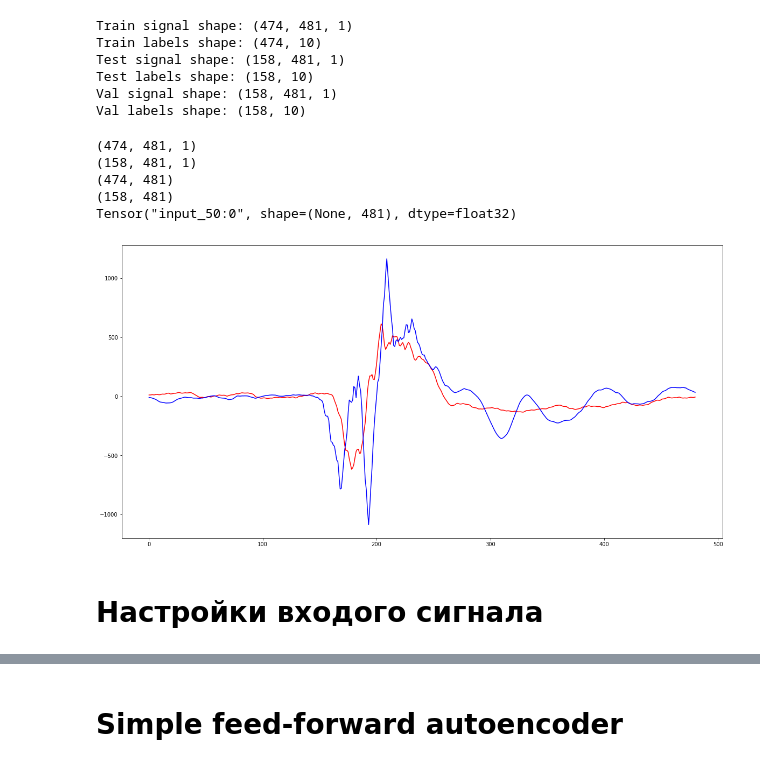
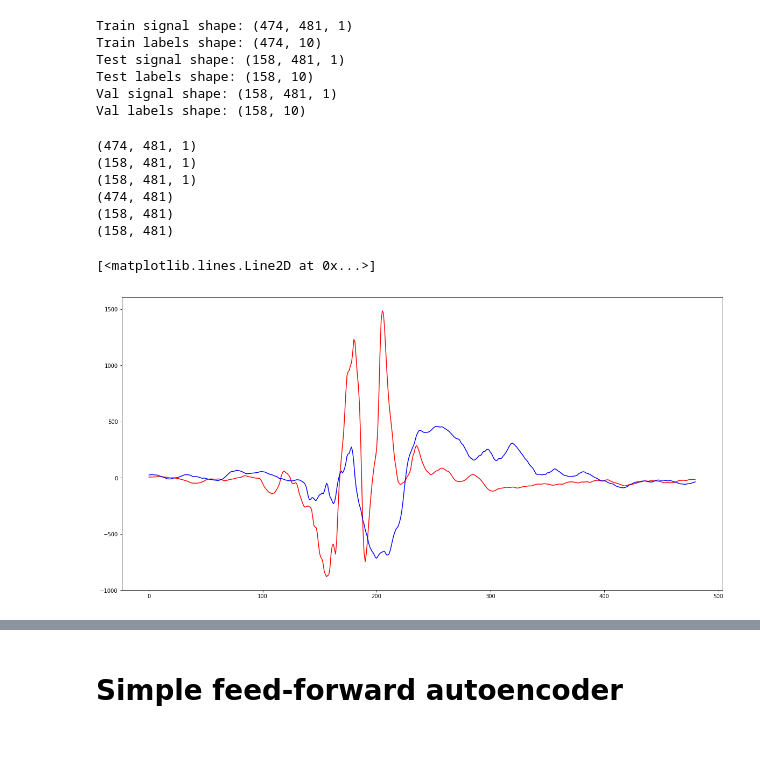
Before and after one commit to RF-Lab/emg_platform, a Jupyter notebook: source/python/1d_autoencoder/1dcnn_autoEncoder_EMG_2.ipynb, the cells around one changed output, grey strips where cells are left out. Cells and saved outputs as stored; diff of their text form; code cells hidden in the pictures.

```diff
--- a/source/python/1d_autoencoder/1dcnn_autoEncoder_EMG_2.ipynb
+++ b/source/python/1d_autoencoder/1dcnn_autoEncoder_EMG_2.ipynb
@@ -152,25 +163,28 @@ Val labels shape: (158, 10)
 # %%
 print(train_signals.shape)
 print(test_signals.shape)
+print(val_signals.shape)
 
 x_train_simple = np.asarray(train_signals).reshape((len(train_signals), np.prod(np.asarray(train_signals).shape[1:])))
+y_train_simple = np.asarray(train_labels).reshape((len(train_labels), np.prod(np.asarray(train_labels).shape[1:])))
 x_test_simple = np.asarray(test_signals).reshape((len(test_signals), np.prod(np.asarray(test_signals).shape[1:])))
+y_test_simple = np.asarray(test_labels).reshape((len(test_labels), np.prod(np.asarray(test_labels).shape[1:])))
+x_val_simple = np.asarray(val_signals).reshape((len(val_signals), np.prod(np.asarray(val_signals).shape[1:])))
 
 #print(x_train_simple.shape)
 print(np.asarray(x_train_simple).shape)
 print(np.asarray(x_test_simple).shape)
+print(np.asarray(x_val_simple).shape)
 
 plt.figure(figsize=(20,10))
 plt.plot(x_train_simple[3] ,'r')
 plt.plot(x_test_simple[3] ,'b')
-
-print(input_window)
 # %% [output]
 (474, 481, 1)
+(158, 481, 1)
 (158, 481, 1)
 (474, 481)
 (158, 481)
-Tensor("input_50:0", shape=(None, 481), dtype=float32)
+(158, 481)
+[<matplotlib.lines.Line2D at 0x...>]
-[figure, old version]
+[figure, new version]
-# %% [markdown]
-# Настройки входого сигнала
```
Also changed, not shown: parts of 22 cells of this notebook.
